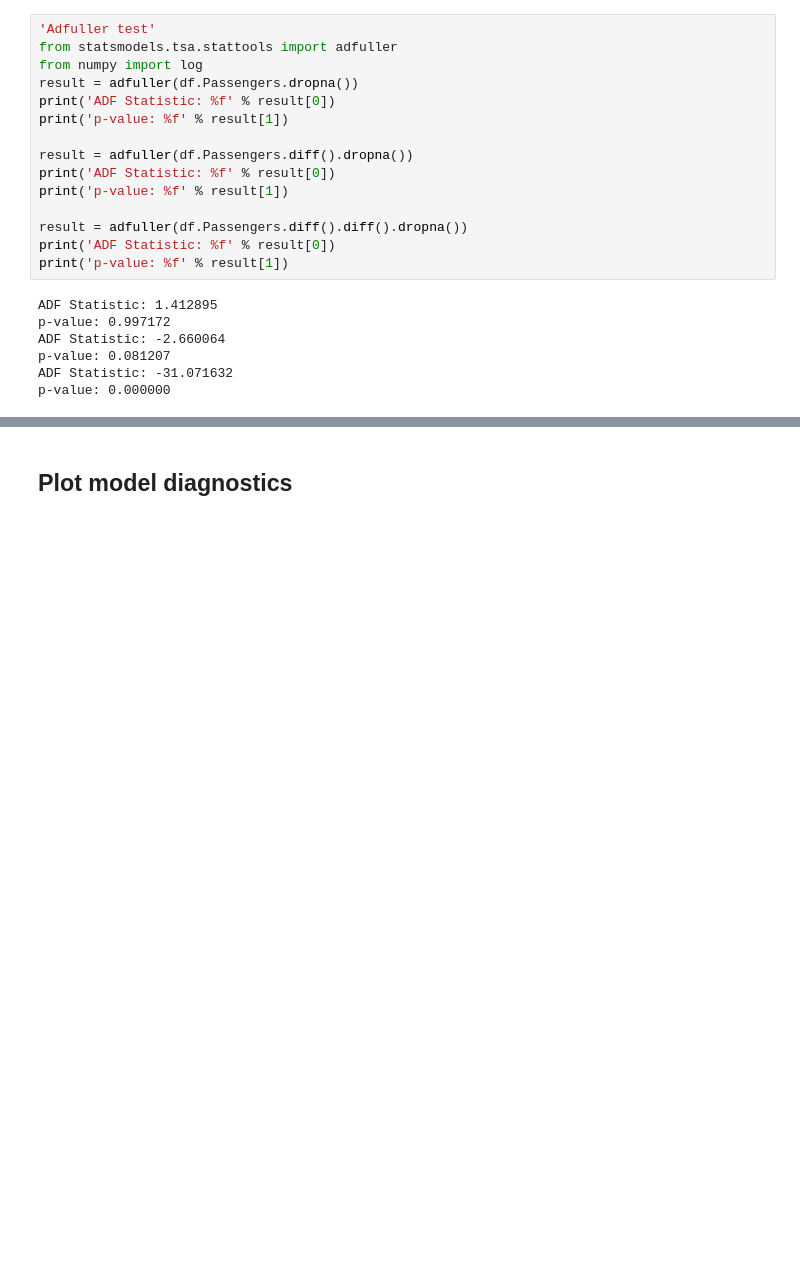
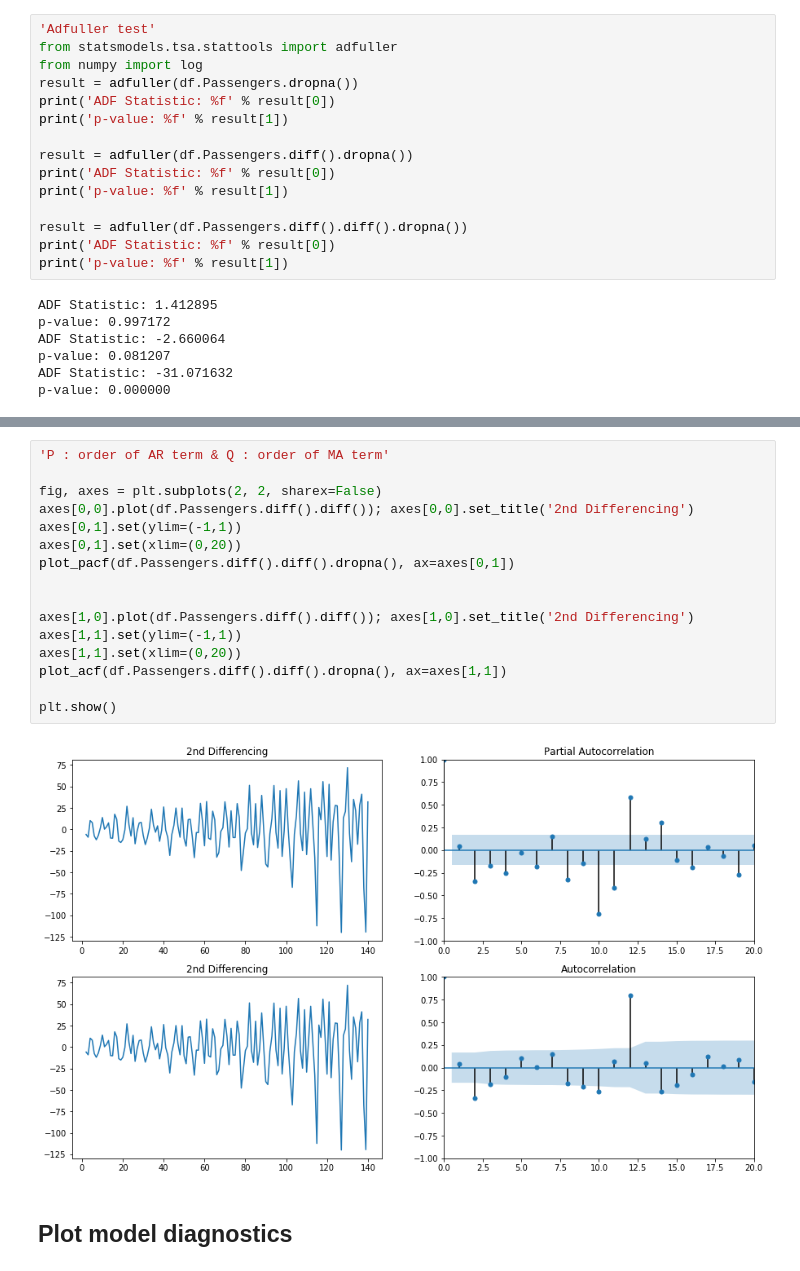
Before and after one commit to RemilYoucef/split-sd4x-dm2l, a Jupyter notebook: time series data/1. univarite time series/air_passengers_cnn-lstm_sarima.ipynb, the cells around one changed output, grey strips where cells are left out. Drawn from its saved outputs; the diff is of its cells as text; blank space fills up the shorter version.

```diff
--- a/time series data/1. univarite time series/air_passengers_cnn-lstm_sarima.ipynb
+++ b/time series data/1. univarite time series/air_passengers_cnn-lstm_sarima.ipynb
@@ -388,6 +395,24 @@ Text(0.5, 1.05, '2nd Order Differencing')
 [figure]
 [figure]
 [figure]
+# %%
+'P : order of AR term & Q : order of MA term'
+
+fig, axes = plt.subplots(2, 2, sharex=False)
+axes[0,0].plot(df.Passengers.diff().diff()); axes[0,0].set_title('2nd Differencing')
+axes[0,1].set(ylim=(-1,1))
+axes[0,1].set(xlim=(0,20))
+plot_pacf(df.Passengers.diff().diff().dropna(), ax=axes[0,1])
+
+
+axes[1,0].plot(df.Passengers.diff().diff()); axes[1,0].set_title('2nd Differencing')
+axes[1,1].set(ylim=(-1,1))
+axes[1,1].set(xlim=(0,20))
+plot_acf(df.Passengers.diff().diff().dropna(), ax=axes[1,1])
+
+plt.show()
+# %% [output]
+[figure, added]
 # %% [markdown]
 ## Plot model diagnostics
 # %%
```
Also changed, not shown: parts of 2 cells of this notebook.
